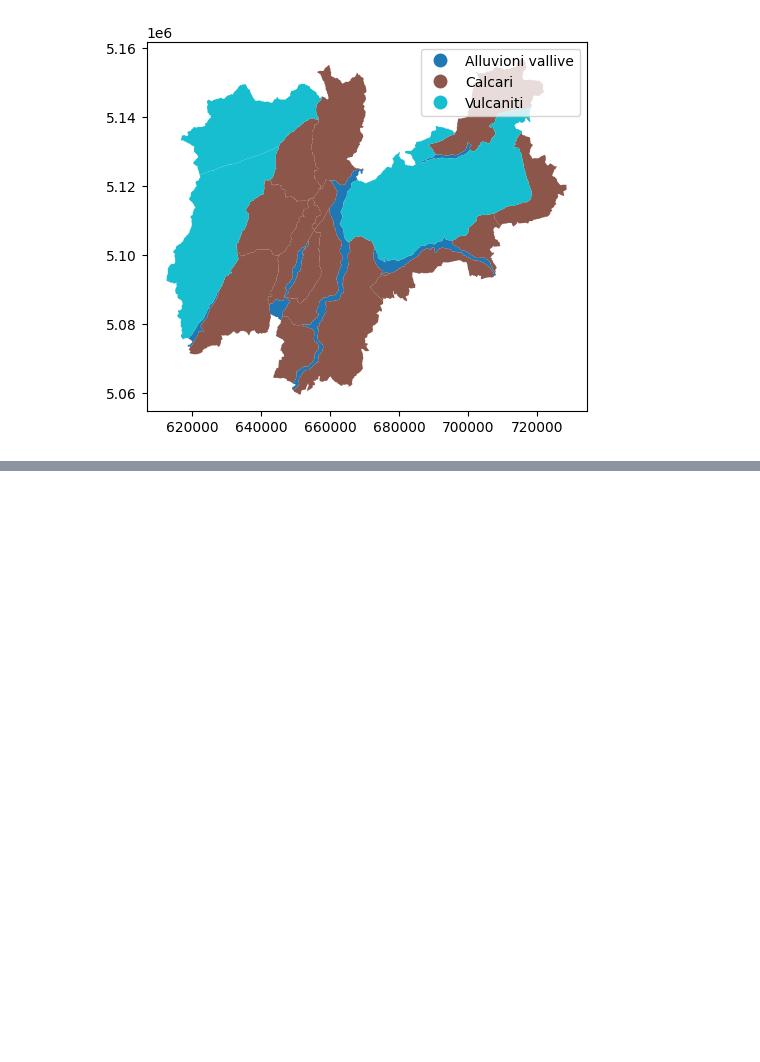
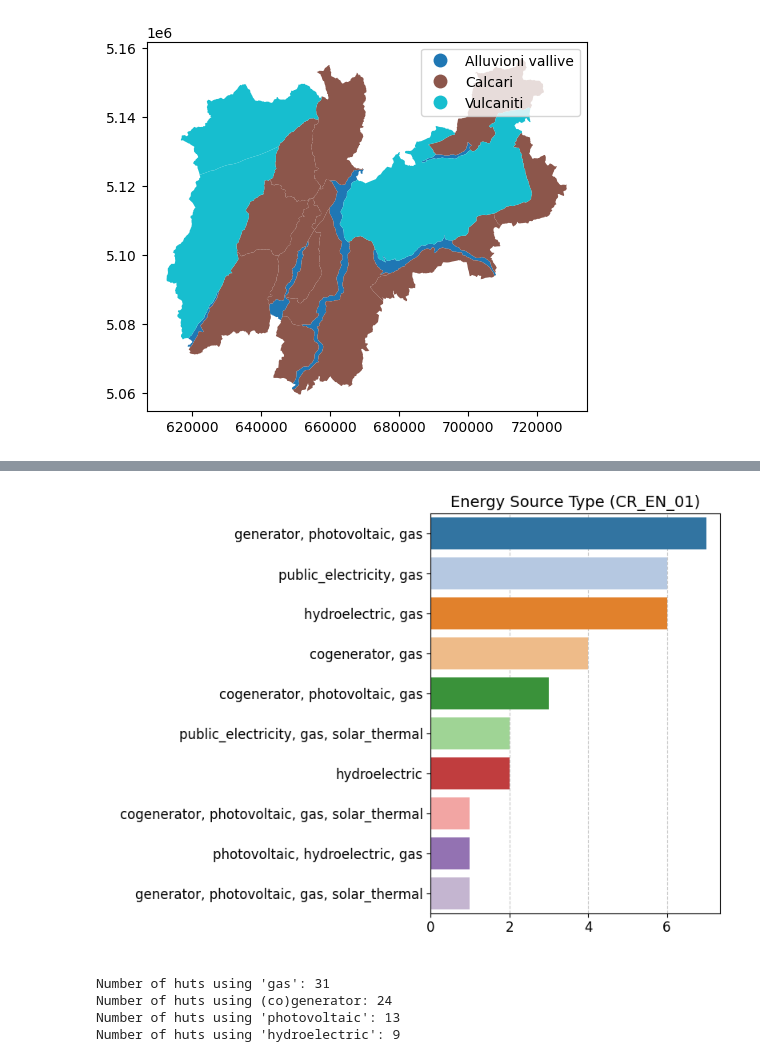
Before and after one commit to dclfbk/alpinehutsustainability, a Jupyter notebook: code/study_area.ipynb, the cells around one changed output, grey strips where cells are left out. Saved outputs shown, nothing was run; the diff lists cells and outputs as text; code cells hidden in the pictures; blank space fills up the shorter version.

```diff
--- a/code/study_area.ipynb
+++ b/code/study_area.ipynb
@@ -131,0 +172,40 @@ cis_gdf.plot(column='comp_idrog', legend=True)
+# %%
+# Energy source
+huts['CR_EN_01'] = huts['CR_EN_01'].apply(lambda x: ', '.join(x))
+sorted_order = huts['CR_EN_01'].value_counts().index
+palette = sns.color_palette("tab20", len(sorted_order))
+gradient_colors = dict(zip(sorted_order, palette))
+# %%
+plt.figure(figsize=(8, 6))
+plt.grid(linestyle='--', alpha=0.7, zorder=0)
+sns.countplot(data=huts, orient='h', y="CR_EN_01", hue="CR_EN_01", order=sorted_order, palette=gradient_colors, legend=False, zorder=2)
+plt.title("Energy Source Type (CR_EN_01)", fontsize=14)
+plt.tick_params(axis='both', labelsize=12)
+plt.xlabel(" ", fontsize=10)
+plt.ylabel(" ", fontsize=10)
+plt.tight_layout()
+plt.show()
+# %% [output]
+[figure, added]
+# %%
+# How many have gas?
+count_gas = huts['CR_EN_01'].str.contains('gas').sum()
+print(f"Number of huts using 'gas': {count_gas}")
+
+# How many generator?
+count_gen = huts['CR_EN_01'].str.contains('generator').sum()
+count_cogen = huts['CR_EN_01'].str.contains('cogenerator').sum()
+print(f"Number of huts using (co)generator: {count_gen + count_cogen}")
+
+# How many photovoltaic?
+count_pho = huts['CR_EN_01'].str.contains('photovoltaic').sum()
+print(f"Number of huts using 'photovoltaic': {count_pho}")
+
+# How many photovoltaic?
+count_hydr = huts['CR_EN_01'].str.contains('hydroelectric').sum()
+print(f"Number of huts using 'hydroelectric': {count_hydr}")
+# %% [output]
+Number of huts using 'gas': 31
+Number of huts using (co)generator: 24
+Number of huts using 'photovoltaic': 13
+Number of huts using 'hydroelectric': 9
```
Also changed, not shown: parts of 13 cells of this notebook.
